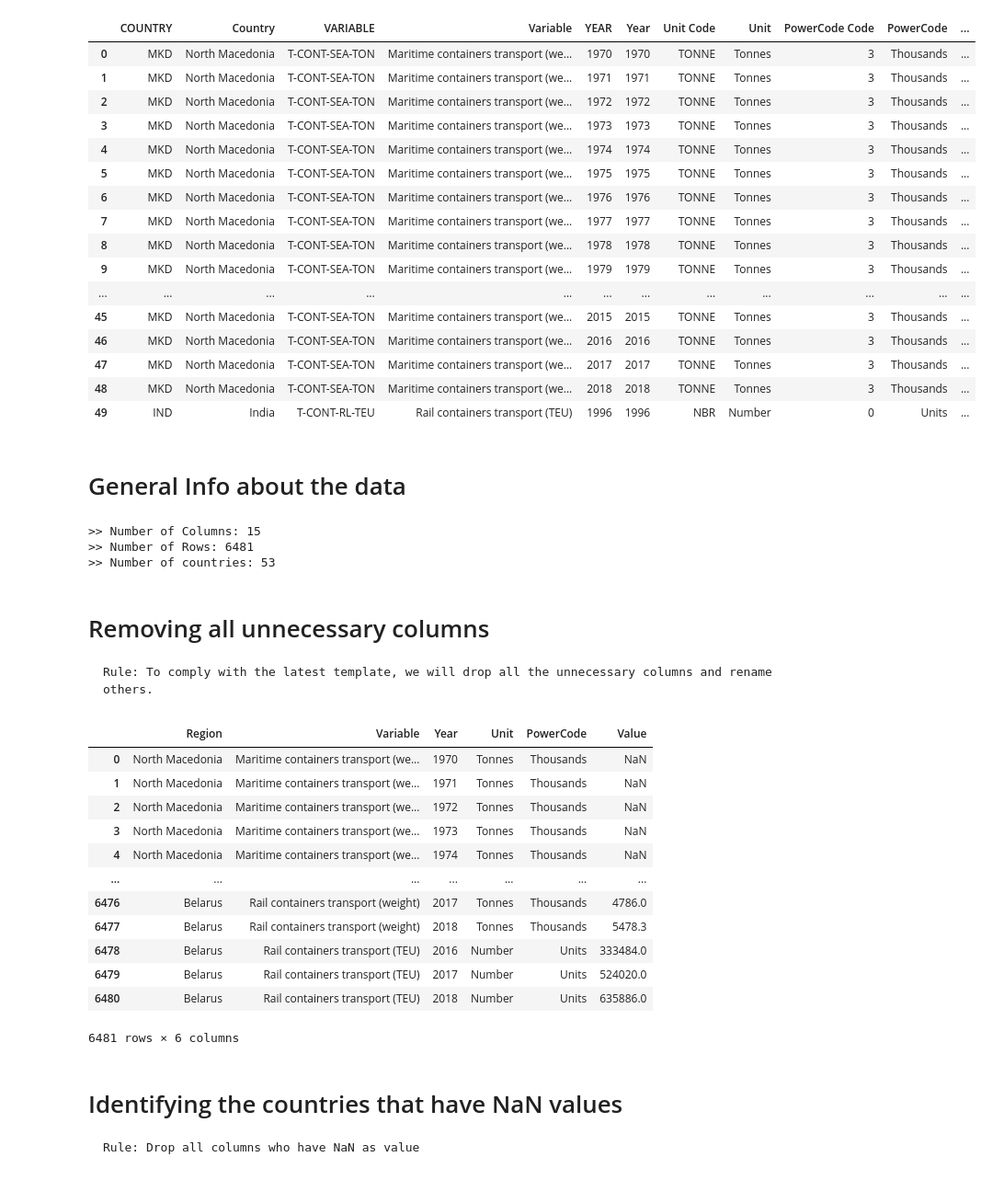
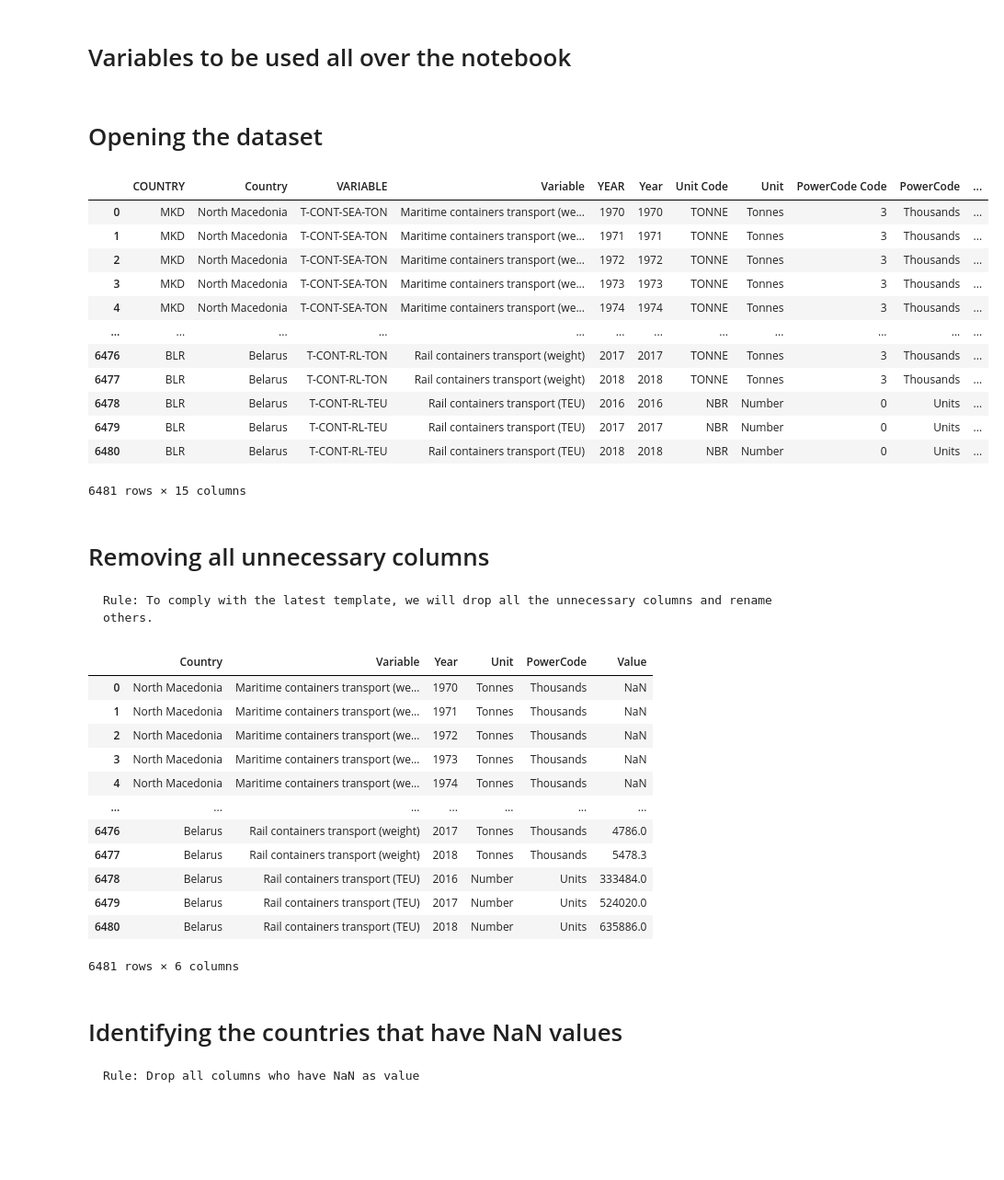
Before and after one commit to transportenergy/database, a Jupyter notebook: item/historical/scripts/T002.ipynb, the cells around one changed output. Shown at 92% size. Cells and saved outputs as stored; diff of their text form; code cells hidden in the pictures; blank space fills up the shorter version.

```diff
--- a/item/historical/scripts/T002.ipynb
+++ b/item/historical/scripts/T002.ipynb
@@ -4,43 +8,30 @@ from pprint import pprint
+# %% [markdown]
+# Variables to be used all over the notebook
+# %%
+DATASET_ID = "T002"
+dataframeManager = DataframeManager(DATASET_ID)
+countryCodeManager = CountryCodeManager()
+# %% [markdown]
+# Opening the dataset
 # %%
-# Creating a dataframe from the csv data
-data_id = "T002"
-raw_data_csv_path = "/Users/hlinero/Desktop/iTEM Material/raw dataset/T002/"
-df = pd.read_csv(raw_data_csv_path+"T002_ITF_GOODS_TRANSPORT_25102019112757117.csv")
-df.head(50)
+filename = "T002_ITF_GOODS_TRANSPORT_25102019112757117.csv"
+path = "/Users/hlinero/Desktop/iTEM Material/raw dataset/T002/{}".format(filename)
+df = dataframeManager.get_dataframe_from_csv_file(path)
+df
 # %% [output]
 |  | COUNTRY | Country | VARIABLE | Variable | YEAR | Year | Unit Code | Unit | PowerCode Code | PowerCode | ... |
 | 0 | MKD | North Macedonia | T-CONT-SEA-TON | Maritime containers transport (we... | 1970 | 1970 | TONNE | Tonnes | 3 | Thousands | ... |
 | 1 | MKD | North Macedonia | T-CONT-SEA-TON | Maritime containers transport (we... | 1971 | 1971 | TONNE | Tonnes | 3 | Thousands | ... |
 | 2 | MKD | North Macedonia | T-CONT-SEA-TON | Maritime containers transport (we... | 1972 | 1972 | TONNE | Tonnes | 3 | Thousands | ... |
 | 3 | MKD | North Macedonia | T-CONT-SEA-TON | Maritime containers transport (we... | 1973 | 1973 | TONNE | Tonnes | 3 | Thousands | ... |
 | 4 | MKD | North Macedonia | T-CONT-SEA-TON | Maritime containers transport (we... | 1974 | 1974 | TONNE | Tonnes | 3 | Thousands | ... |
-| 5 | MKD | North Macedonia | T-CONT-SEA-TON | Maritime containers transport (we... | 1975 | 1975 | TONNE | Tonnes | 3 | Thousands | ... |
-| 6 | MKD | North Macedonia | T-CONT-SEA-TON | Maritime containers transport (we... | 1976 | 1976 | TONNE | Tonnes | 3 | Thousands | ... |
-| 7 | MKD | North Macedonia | T-CONT-SEA-TON | Maritime containers transport (we... | 1977 | 1977 | TONNE | Tonnes | 3 | Thousands | ... |
-| 8 | MKD | North Macedonia | T-CONT-SEA-TON | Maritime containers transport (we... | 1978 | 1978 | TONNE | Tonnes | 3 | Thousands | ... |
-| 9 | MKD | North Macedonia | T-CONT-SEA-TON | Maritime containers transport (we... | 1979 | 1979 | TONNE | Tonnes | 3 | Thousands | ... |
 | ... | ... | ... | ... | ... | ... | ... | ... | ... | ... | ... | ... |
-| 45 | MKD | North Macedonia | T-CONT-SEA-TON | Maritime containers transport (we... | 2015 | 2015 | TONNE | Tonnes | 3 | Thousands | ... |
-| 46 | MKD | North Macedonia | T-CONT-SEA-TON | Maritime containers transport (we... | 2016 | 2016 | TONNE | Tonnes | 3 | Thousands | ... |
-| 47 | MKD | North Macedonia | T-CONT-SEA-TON | Maritime containers transport (we... | 2017 | 2017 | TONNE | Tonnes | 3 | Thousands | ... |
-| 48 | MKD | North Macedonia | T-CONT-SEA-TON | Maritime containers transport (we... | 2018 | 2018 | TONNE | Tonnes | 3 | Thousands | ... |
-| 49 | IND | India | T-CONT-RL-TEU | Rail containers transport (TEU) | 1996 | 1996 | NBR | Number | 0 | Units | ... |
+| 6476 | BLR | Belarus | T-CONT-RL-TON | Rail containers transport (weight) | 2017 | 2017 | TONNE | Tonnes | 3 | Thousands | ... |
+| 6477 | BLR | Belarus | T-CONT-RL-TON | Rail containers transport (weight) | 2018 | 2018 | TONNE | Tonnes | 3 | Thousands | ... |
+| 6478 | BLR | Belarus | T-CONT-RL-TEU | Rail containers transport (TEU) | 2016 | 2016 | NBR | Number | 0 | Units | ... |
+| 6479 | BLR | Belarus | T-CONT-RL-TEU | Rail containers transport (TEU) | 2017 | 2017 | NBR | Number | 0 | Units | ... |
+| 6480 | BLR | Belarus | T-CONT-RL-TEU | Rail containers transport (TEU) | 2018 | 2018 | NBR | Number | 0 | Units | ... |
+6481 rows × 15 columns
-# %% [markdown]
-# General Info about the data
-# %%
-# Getting general info about the data
-rows, cols = df.shape
-print(">> Number of Columns: {}".format(cols))
-print(">> Number of Rows: {}".format(rows))
-
-# Grouping the data by Countries
-group_by_country = df.groupby(df.Country)
-list_of_countries = list(group_by_country.groups.keys())
-print(">> Number of countries: {}".format(len(list_of_countries)))
-# %% [output]
->> Number of Columns: 15
->> Number of Rows: 6481
->> Number of countries: 53
 # %% [markdown]
 # Removing all unnecessary columns
     Rule: To comply with the latest template, we will drop all the unnecessary columns and rename others.
@@ -48,10 +39,9 @@ print(">> Number of countries: {}".format(len(list_of_countries)))
 # Droping the repeated columns
 columns_to_delete = ["COUNTRY", "YEAR", "VARIABLE","Reference Period Code","Unit Code","Reference Period", "Flag Codes", "Flags", "PowerCode Code"]
 df.drop(columns=columns_to_delete, inplace = True)
-df.rename(columns={"Country":"Region"}, inplace = True)
 df
 # %% [output]
-|  | Region | Variable | Year | Unit | PowerCode | Value |
+|  | Country | Variable | Year | Unit | PowerCode | Value |
 | 0 | North Macedonia | Maritime containers transport (we... | 1970 | Tonnes | Thousands | NaN |
 | 1 | North Macedonia | Maritime containers transport (we... | 1971 | Tonnes | Thousands | NaN |
 | 2 | North Macedonia | Maritime containers transport (we... | 1972 | Tonnes | Thousands | NaN |
```
Also changed, not shown: parts of 31 cells of this notebook, 1 other file.
